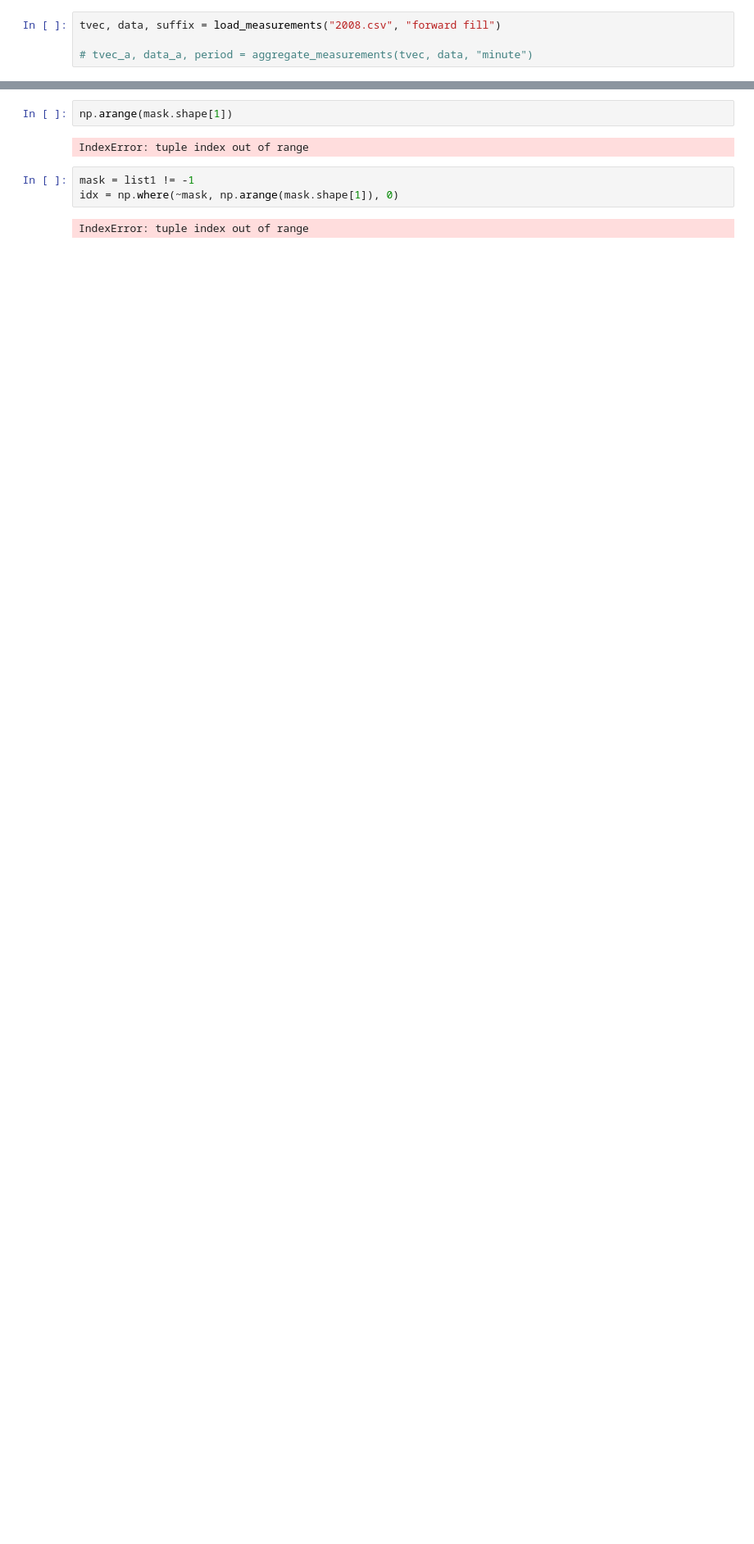
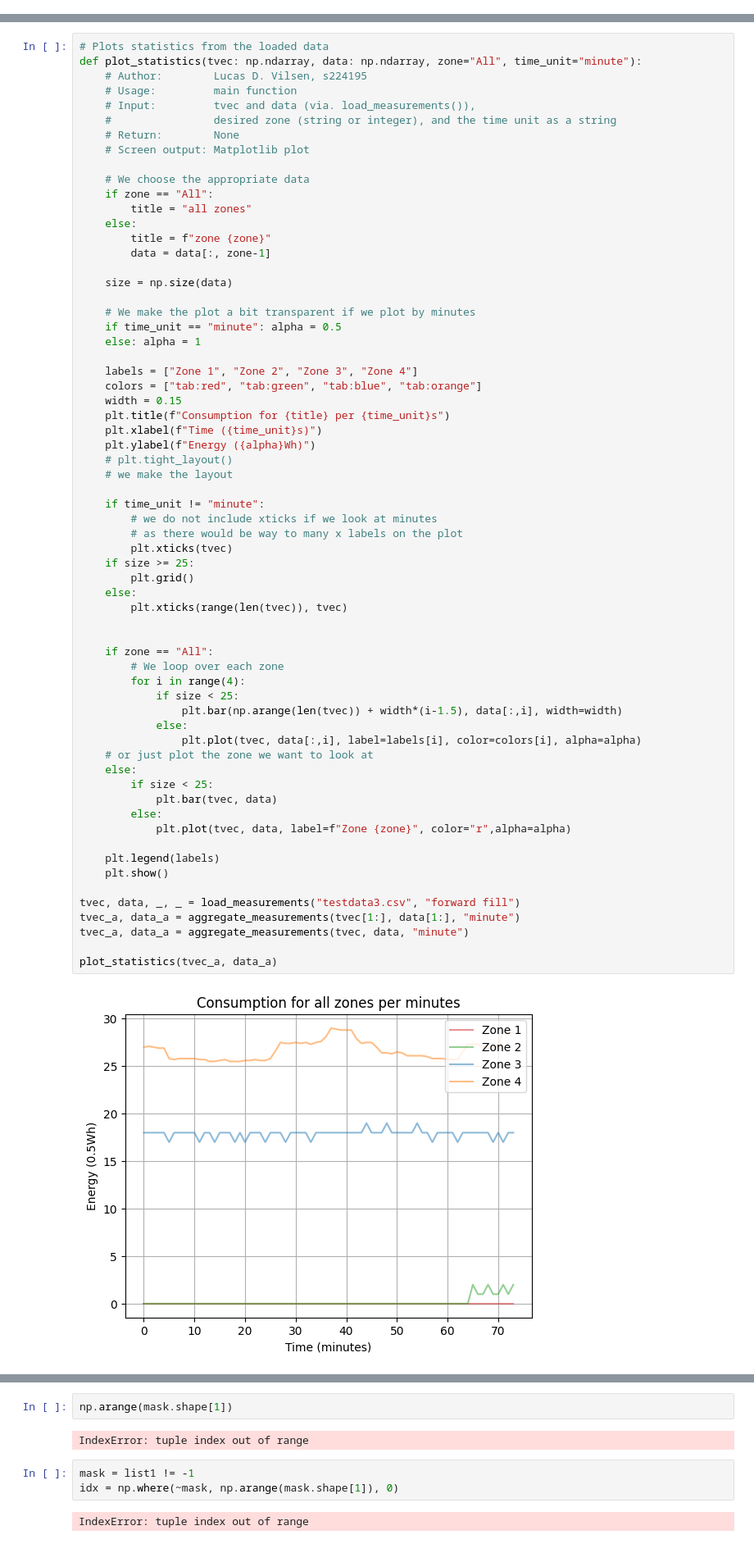
Before and after one commit to Apros7/Project-1-DTU, a Jupyter notebook: ExamProject/test.ipynb, the cells around one changed output, grey strips where cells are left out. Shown at 82% size. Cells and saved outputs as stored; diff of their text form; blank space fills up the shorter version.

```diff
--- a/ExamProject/test.ipynb
+++ b/ExamProject/test.ipynb
@@ -4,5 +5 @@ import numpy as np
 np.set_printoptions(suppress=True)
-# %%
-tvec, data, suffix = load_measurements("2008.csv", "forward fill")
-
-# tvec_a, data_a, period = aggregate_measurements(tvec, data, "minute")
@@ -71,0 +6,66 @@ tvec, data
+# %%
+# Plots statistics from the loaded data
+def plot_statistics(tvec: np.ndarray, data: np.ndarray, zone="All", time_unit="minute"):
+    # Author:        Lucas D. Vilsen, s224195
+    # Usage:         main function
+    # Input:         tvec and data (via. load_measurements()),
+    #                desired zone (string or integer), and the time unit as a string
+    # Return:        None
+    # Screen output: Matplotlib plot
+
+    # We choose the appropriate data
+    if zone == "All":
+        title = "all zones"
+    else:
+        title = f"zone {zone}"
+        data = data[:, zone-1]
+
+    size = np.size(data)
+
+    # We make the plot a bit transparent if we plot by minutes
+    if time_unit == "minute": alpha = 0.5
+    else: alpha = 1
+
+    labels = ["Zone 1", "Zone 2", "Zone 3", "Zone 4"]
+    colors = ["tab:red", "tab:green", "tab:blue", "tab:orange"]
+    width = 0.15
+    plt.title(f"Consumption for {title} per {time_unit}s")
+    plt.xlabel(f"Time ({time_unit}s)")
+    plt.ylabel(f"Energy ({alpha}Wh)")
+    # plt.tight_layout()
+    # we make the layout
+
+    if time_unit != "minute":
+        # we do not include xticks if we look at minutes
+        # as there would be way to many x labels on the plot
+        plt.xticks(tvec)
+    if size >= 25:
+        plt.grid()
+    else:
+        plt.xticks(range(len(tvec)), tvec)
+
+
+    if zone == "All":
+        # We loop over each zone
+        for i in range(4):
+            if size < 25:
+                plt.bar(np.arange(len(tvec)) + width*(i-1.5), data[:,i], width=width)
+            else:
+                plt.plot(tvec, data[:,i], label=labels[i], color=colors[i], alpha=alpha)
+    # or just plot the zone we want to look at
+    else:
+        if size < 25:
+            plt.bar(tvec, data)
+        else:
+            plt.plot(tvec, data, label=f"Zone {zone}", color="r",alpha=alpha)
+
+    plt.legend(labels)
+    plt.show()
+
+tvec, data, _, _ = load_measurements("testdata3.csv", "forward fill")
+tvec_a, data_a = aggregate_measurements(tvec[1:], data[1:], "minute")
+tvec_a, data_a = aggregate_measurements(tvec, data, "minute")
+
+plot_statistics(tvec_a, data_a)
+# %% [output]
+[figure, added]
```
Also changed, not shown: parts of 10 cells of this notebook, 4 other files.
